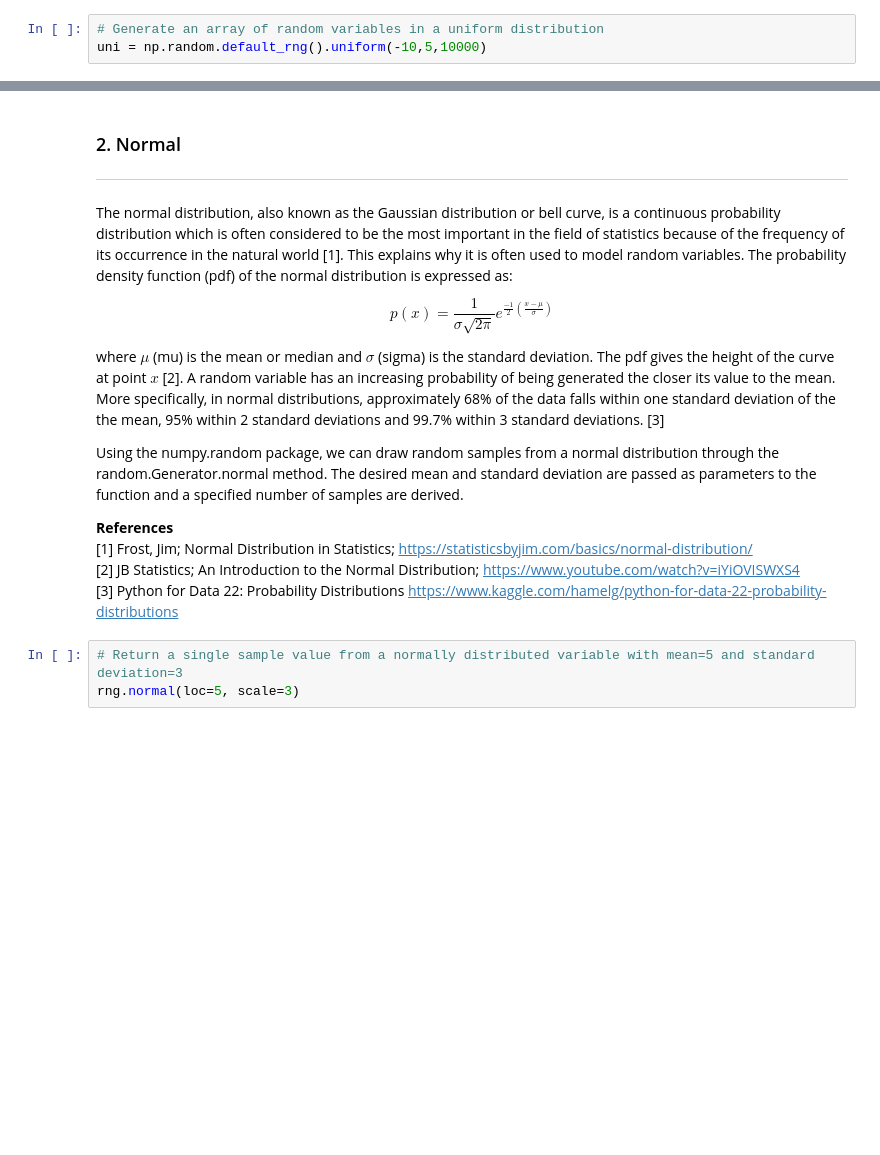
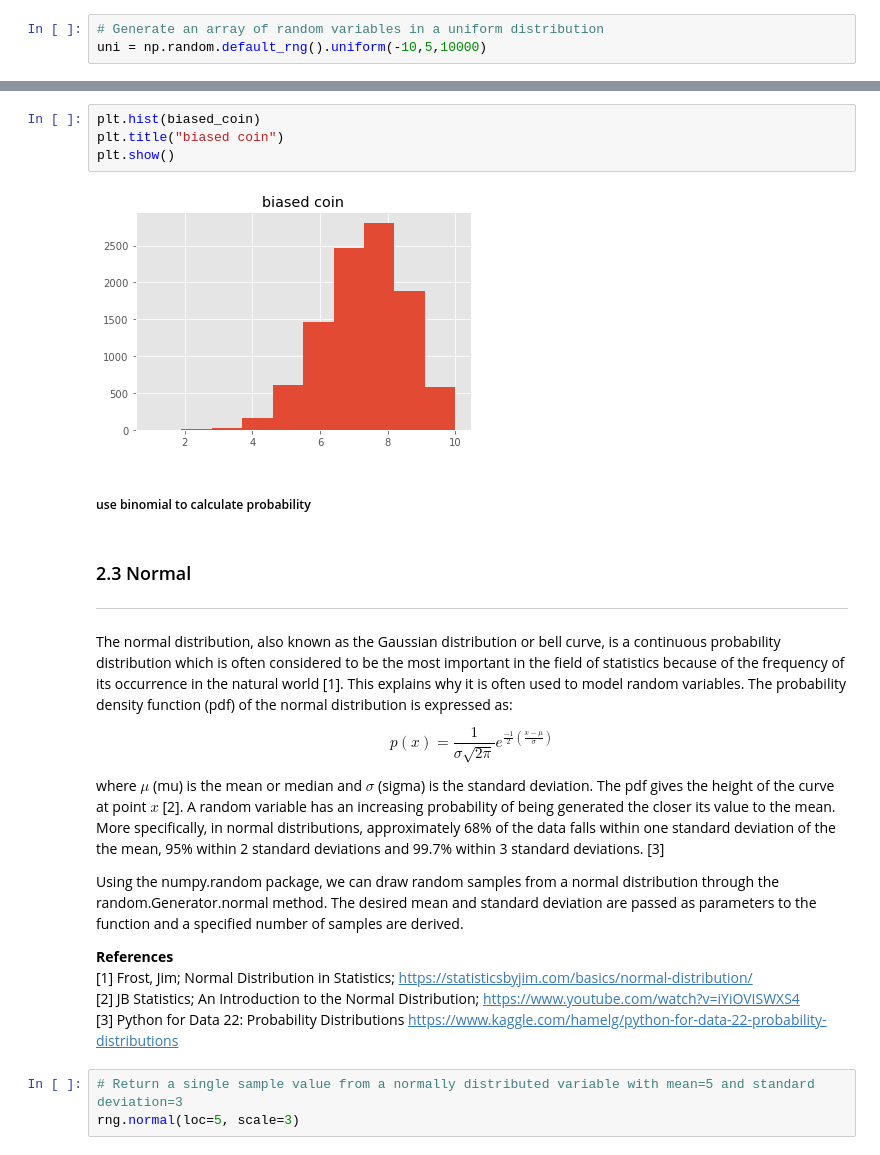
Before and after one commit to colm-o-caoimh/NumpyRandom, a Jupyter notebook: Assignment2020.ipynb, the cells around one changed output, grey strips where cells are left out. Saved outputs shown, nothing was run; the diff lists cells and outputs as text; blank space fills up the shorter version.

```diff
--- a/Assignment2020.ipynb
+++ b/Assignment2020.ipynb
@@ -301,5 +337,13 @@ pd.DataFrame(uni).plot(kind="density", figsize=(4,4), xlim=(-15, 10))
+# %%
+plt.hist(biased_coin)
+plt.title("biased coin")
+plt.show()
+# %% [output]
+[figure, added]
+# %% [markdown]
+##### use binomial to calculate probability
 # %% [markdown]
-### 2. Normal
+### 2.3 Normal
 ***
 The normal distribution, also known as the Gaussian distribution or bell curve, is a continuous probability distribution which is often considered to be the most important in the field of statistics because of the frequency of its occurrence in the natural world [1]. This explains why it is often used to model random variables. The probability density function (pdf) of the normal distribution is expressed as:
 
```
Also changed, not shown: parts of 30 cells of this notebook.
